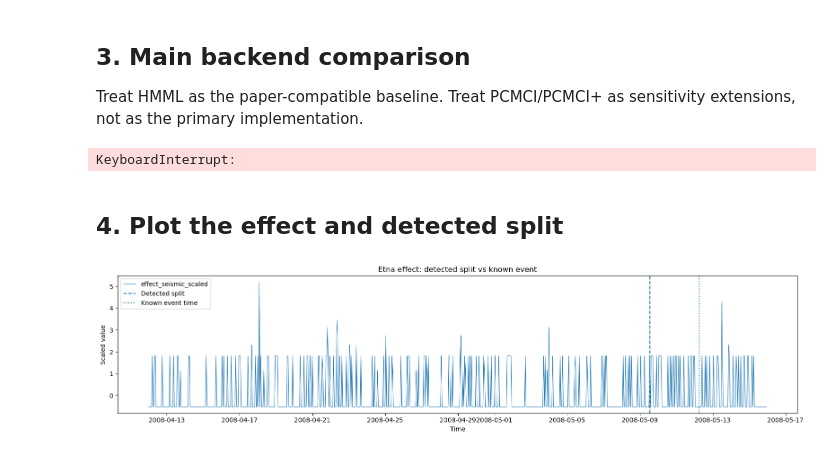
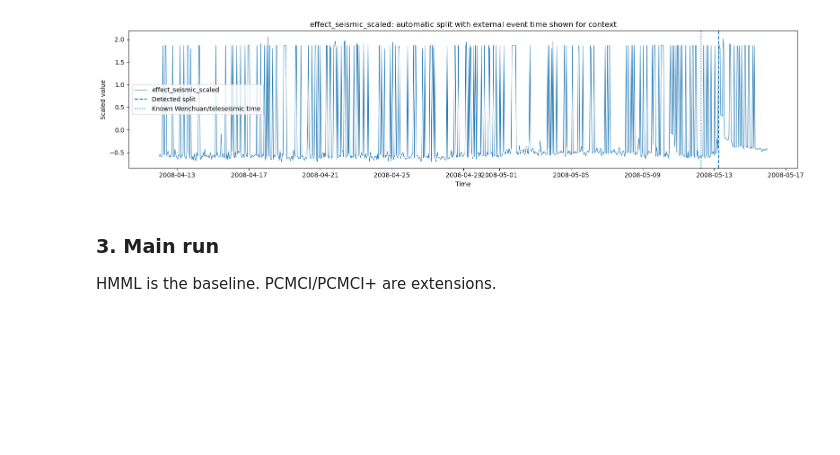
Before and after one commit to alectois/Distinguishing-Causes-and-Triggers-in-Volcanic-and-Seismic-Processes, a Jupyter notebook: notebooks/etna_cause_trigger.ipynb, the cells around one changed output. Saved outputs shown, nothing was run; the diff lists cells and outputs as text; code cells hidden in the pictures; blank space fills up the shorter version.

```diff
--- a/notebooks/etna_cause_trigger.ipynb
+++ b/notebooks/etna_cause_trigger.ipynb
@@ -77,21 +40,22 @@ For Etna, the detected split should be close to the known teleseismic/eruption e
+# %%
+from parameter_extraction import find_parameters
+
+selected_distribution, selected_lag = find_parameters(
+    X=X,
+    target_series=X[EFFECT],
+    max_lags=6,
+    criterion="aic",
+    fallback_lag=1,
+    fallback_distribution="gaussian",
+)
 # %%
 workflow = EtnaWorkflowConfig(
     effect=EFFECT,
     event_time=EVENT_TIME,
     alpha=0.05,
-    manual_lag=3,
+    selected_lag=selected_lag,   # selected automatically above
     max_lags=6,
     min_I1_length=48,
     min_I2_length=48,
-    distribution="gaussian",
+    distribution=selected_distribution,
 )
-
-split_row = split_diagnostics(
-    X,
-    EFFECT,
-    event_time=EVENT_TIME,
-    min_I1_length=workflow.min_I1_length,
-    min_I2_length=workflow.min_I2_length,
-)
-
-display(pd.DataFrame([split_row]))
@@ -101,29 +75,21 @@ display(pd.DataFrame([split_row]))
+# %%
+plot_effect_with_split(
+    X,
+    EFFECT,
+    split_row,
+    event_time=workflow.event_time,
+)
+# %% [output]
+[figure, added]
 # %% [markdown]
-## 3. Main backend comparison
+### 3. Main run
 
-Treat HMML as the paper-compatible baseline. Treat PCMCI/PCMCI+ as sensitivity extensions, not as the primary implementation.
+HMML is the baseline. PCMCI/PCMCI+ are extensions.
 # %%
 results, comparison, diagnostics = run_suite(
     X,
     workflow,
-    lag=workflow.manual_lag,
+    lag=workflow.selected_lag,
     distribution=workflow.distribution,
     cond_ind_test="parcorr",
 )
-
-display(comparison)
-display(diagnostics)
-# %% [output]
-KeyboardInterrupt:
-# %% [markdown]
-## 4. Plot the effect and detected split
-# %%
-plot_effect_with_split(
-    X,
-    EFFECT,
-    results["hmml_backend_beta"],
-    event_time=EVENT_TIME,
-    title="Etna effect: detected split vs known event",
-)
-# %% [output]
-[figure, removed]
```
Also changed, not shown: parts of 13 cells of this notebook, 4 other files.
